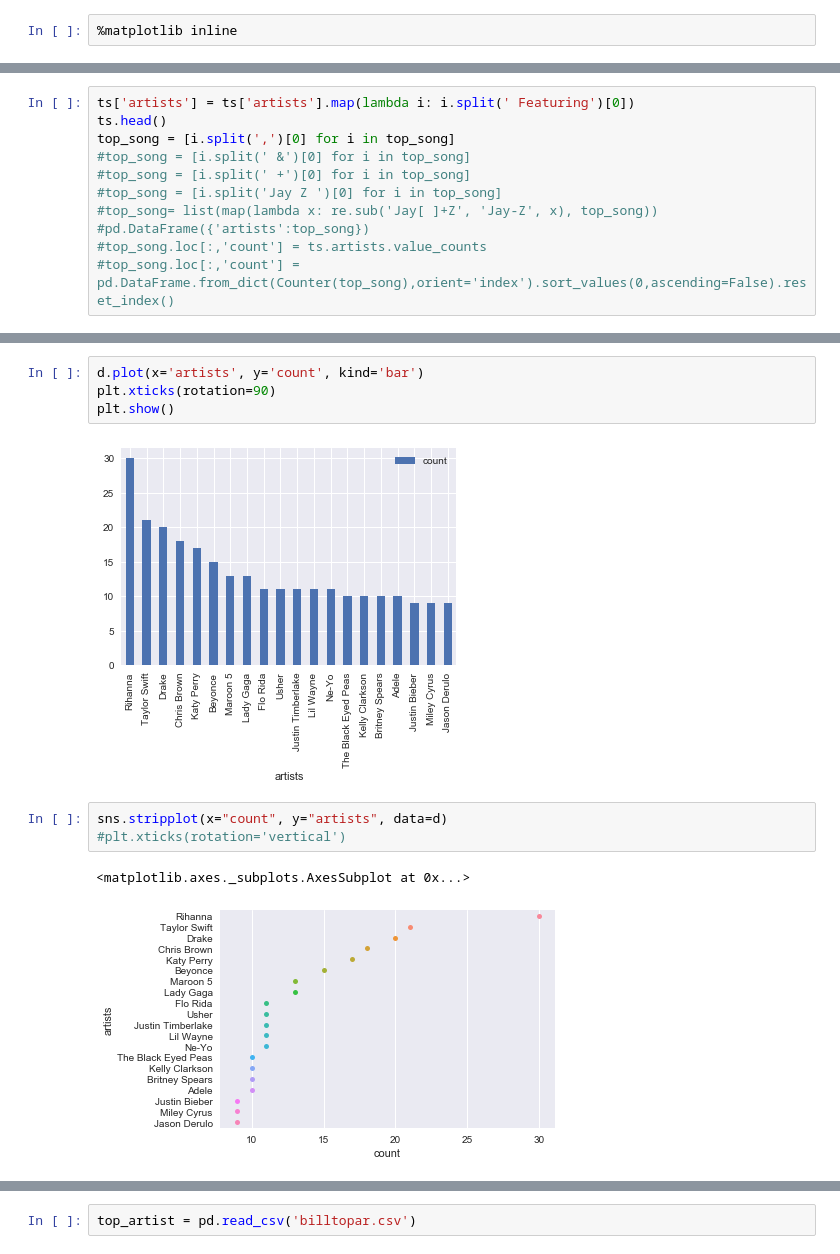
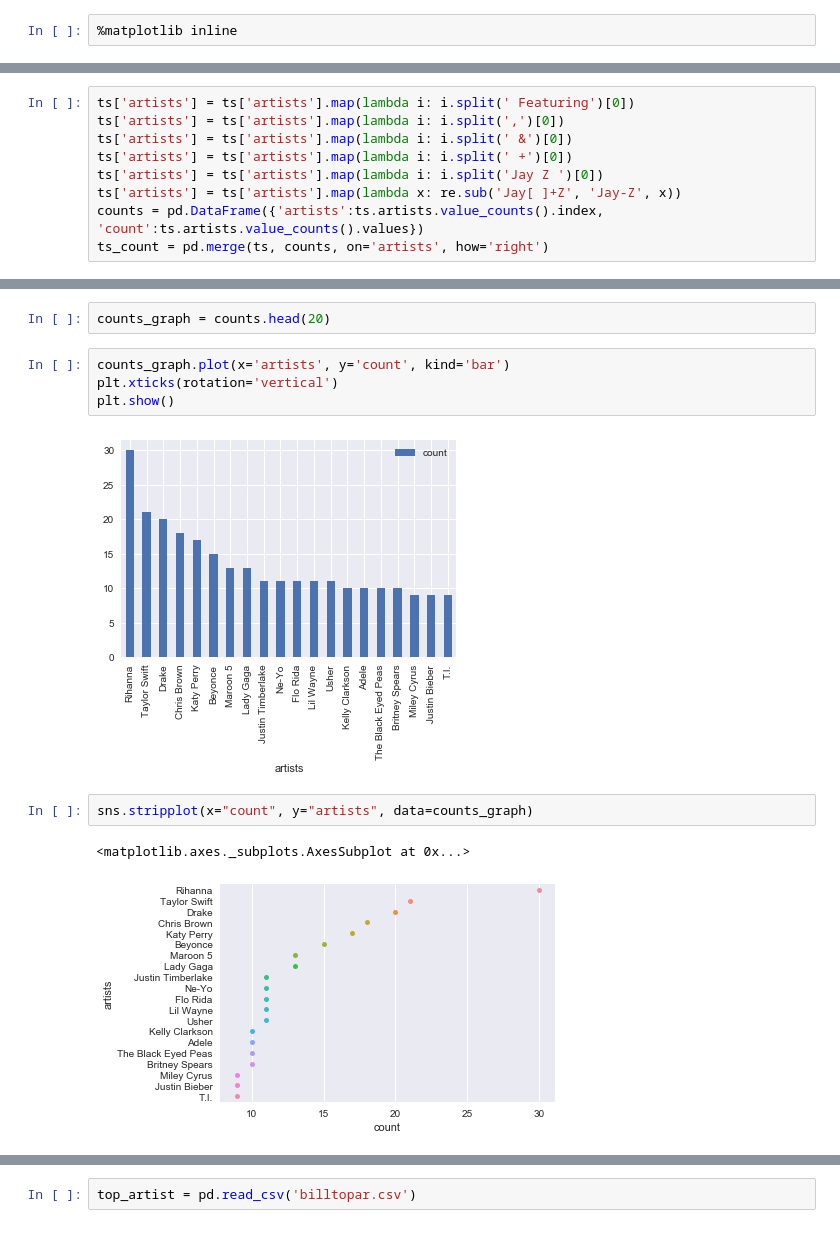
Before and after one commit to nash13cxw/BillboardAnalysis, a Jupyter notebook: BIllboardAnalysis.ipynb, the cells around one changed output, grey strips where cells are left out. Drawn from its saved outputs; the diff is of its cells as text.

```diff
--- a/BIllboardAnalysis.ipynb
+++ b/BIllboardAnalysis.ipynb
@@ -21,11 +13,9 @@ ts.head()
 # %%
 ts['artists'] = ts['artists'].map(lambda i: i.split(' Featuring')[0])
-ts.head()
-top_song = [i.split(',')[0] for i in top_song]
-#top_song = [i.split(' &')[0] for i in top_song]
-#top_song = [i.split(' +')[0] for i in top_song]
-#top_song = [i.split('Jay Z ')[0] for i in top_song]
-#top_song= list(map(lambda x: re.sub('Jay[ ]+Z', 'Jay-Z', x), top_song))
-#pd.DataFrame({'artists':top_song})
-#top_song.loc[:,'count'] = ts.artists.value_counts
-#top_song.loc[:,'count'] = pd.DataFrame.from_dict(Counter(top_song),orient='index').sort_values(0,ascending=False).reset_index()
+ts['artists'] = ts['artists'].map(lambda i: i.split(',')[0])
+ts['artists'] = ts['artists'].map(lambda i: i.split(' &')[0])
+ts['artists'] = ts['artists'].map(lambda i: i.split(' +')[0])
+ts['artists'] = ts['artists'].map(lambda i: i.split('Jay Z ')[0])
+ts['artists'] = ts['artists'].map(lambda x: re.sub('Jay[ ]+Z', 'Jay-Z', x))
+counts = pd.DataFrame({'artists':ts.artists.value_counts().index, 'count':ts.artists.value_counts().values})
+ts_count = pd.merge(ts, counts, on='artists', how='right')
@@ -108,13 +22,14 @@ d = c.head(20)
+# %%
+counts_graph = counts.head(20)
 # %%
-d.plot(x='artists', y='count', kind='bar')
-plt.xticks(rotation=90)
+counts_graph.plot(x='artists', y='count', kind='bar')
+plt.xticks(rotation='vertical')
 plt.show()
 # %% [output]
-[figure, old version]
+[figure, new version]
 # %%
-sns.stripplot(x="count", y="artists", data=d)
-#plt.xticks(rotation='vertical')
+sns.stripplot(x="count", y="artists", data=counts_graph)
 # %% [output]
 <matplotlib.axes._subplots.AxesSubplot at 0x...>
-[figure, old version]
+[figure, new version]
 # %%
```
Also changed, not shown: parts of 21 cells of this notebook, 1 other file.
